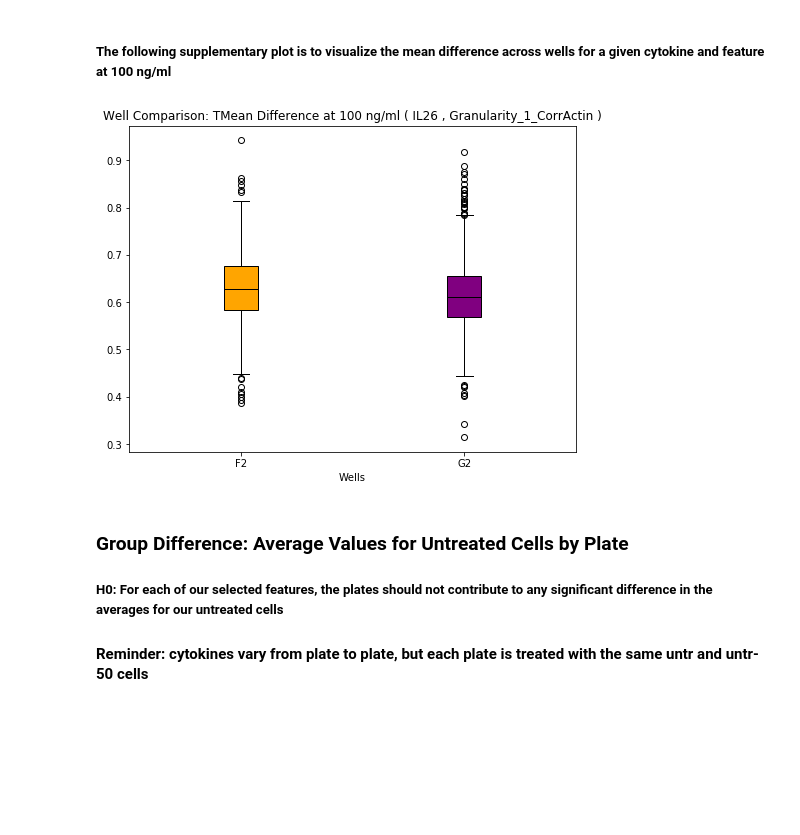
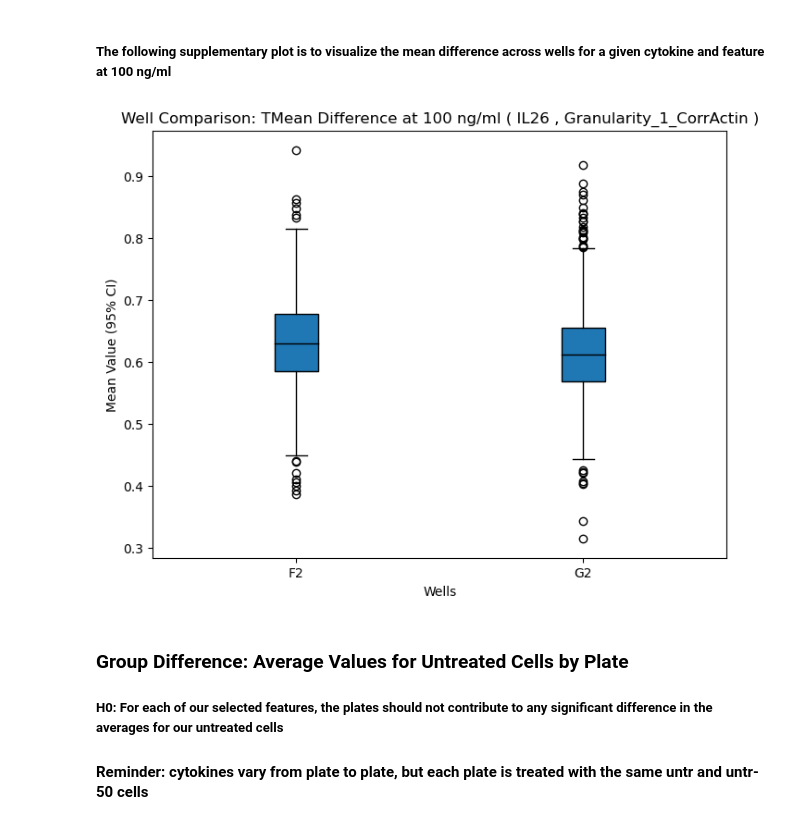
Before and after one commit to hww1999/HTI, a Jupyter notebook: Analysis/stats_eda_MB.ipynb, the cells around one changed output. Saved outputs shown, nothing was run; the diff lists cells and outputs as text; code cells hidden in the pictures; blank space fills up the shorter version.

```diff
--- a/Analysis/stats_eda_MB.ipynb
+++ b/Analysis/stats_eda_MB.ipynb
@@ -207,32 +219,33 @@ print(results)
 # %%
 # Plot means of wells for each feature and each cytokine
 
 def plot_by_wells(cytokine, feature, df):
     cytokine_wells = df[(df['Metadata_Metadata_Dose'] == 100) & (df['Metadata_Metadata_Cytokine'] == cytokine)]
     cytokine_wells = cytokine_wells[['Metadata_Well', feature]]
     grouped = cytokine_wells.groupby('Metadata_Well')[feature]
 
     fig,ax = plt.subplots(figsize=(8,6))
 
     boxplot = ax.boxplot(x=[group.values for name, group in grouped],
                          labels=grouped.groups.keys(),
                          patch_artist=True,
                          medianprops={'color': 'black'}
                         )
     # Define colors for each group
-    colors = ['orange', 'purple', '#69b3a2']
+    # colors = ['orange', 'purple', '#69b3a2']
 
     # Assign colors to each box in the boxplot
-    for box, color in zip(boxplot['boxes'], colors):
-        box.set_facecolor(color)
+    # for box, color in zip(boxplot['boxes'], colors):
+        # box.set_facecolor(color)
 
     # Add a title and axis label
     ax.set_title('Well Comparison: TMean Difference at 100 ng/ml ( ' + cytokine + ' , ' + feature + ' )')
     ax.set_xlabel('Wells')
+    ax.set_ylabel('Mean Value (95% CI)')
 
 results = plot_by_wells(cytokine, feature, cytokine_df)
 # %% [output]
-[figure, old version]
+[figure, new version]
 # %% [markdown]
 ### Group Difference: Average Values for Untreated Cells by Plate
 
```
Also changed, not shown: parts of 12 cells of this notebook.
